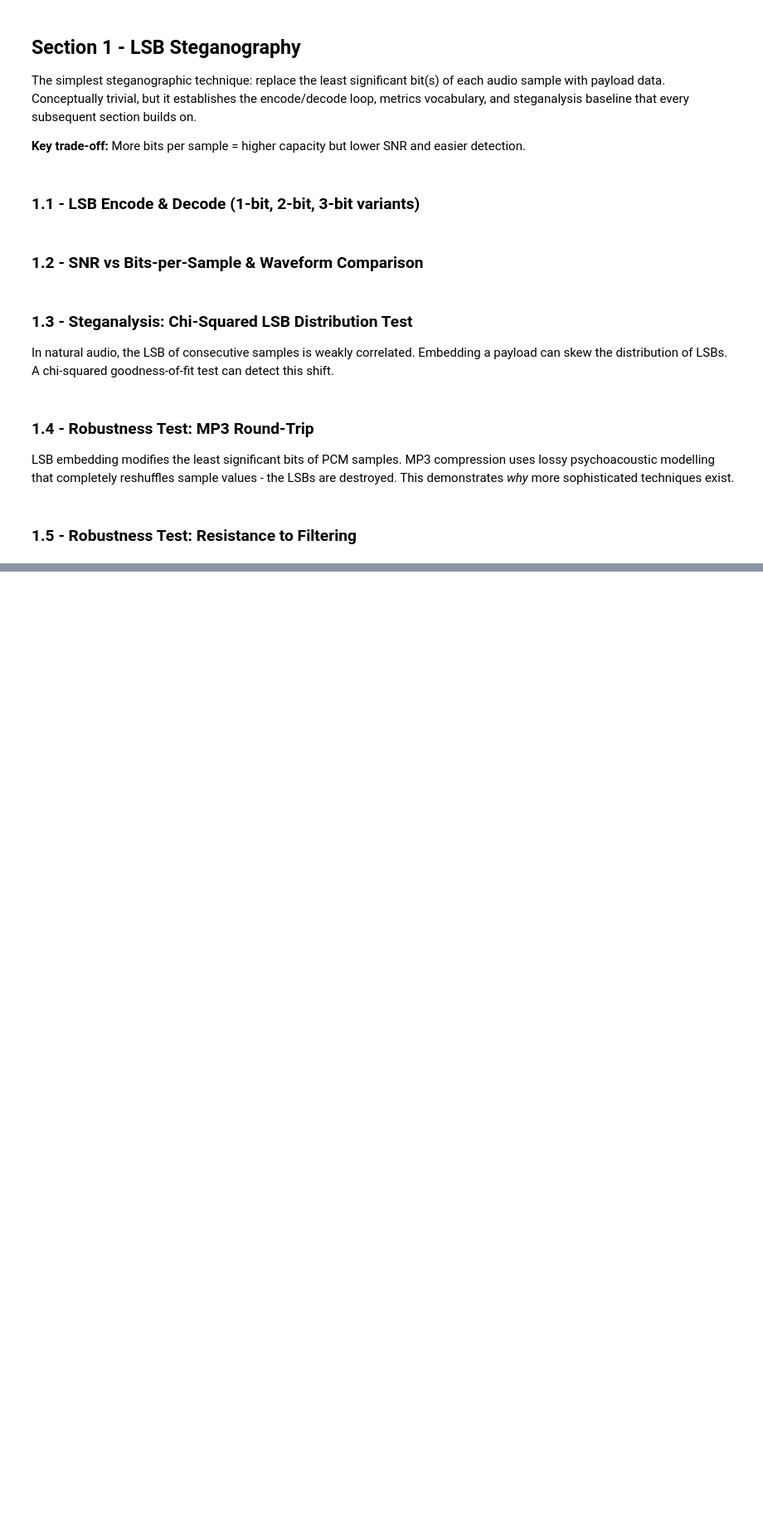
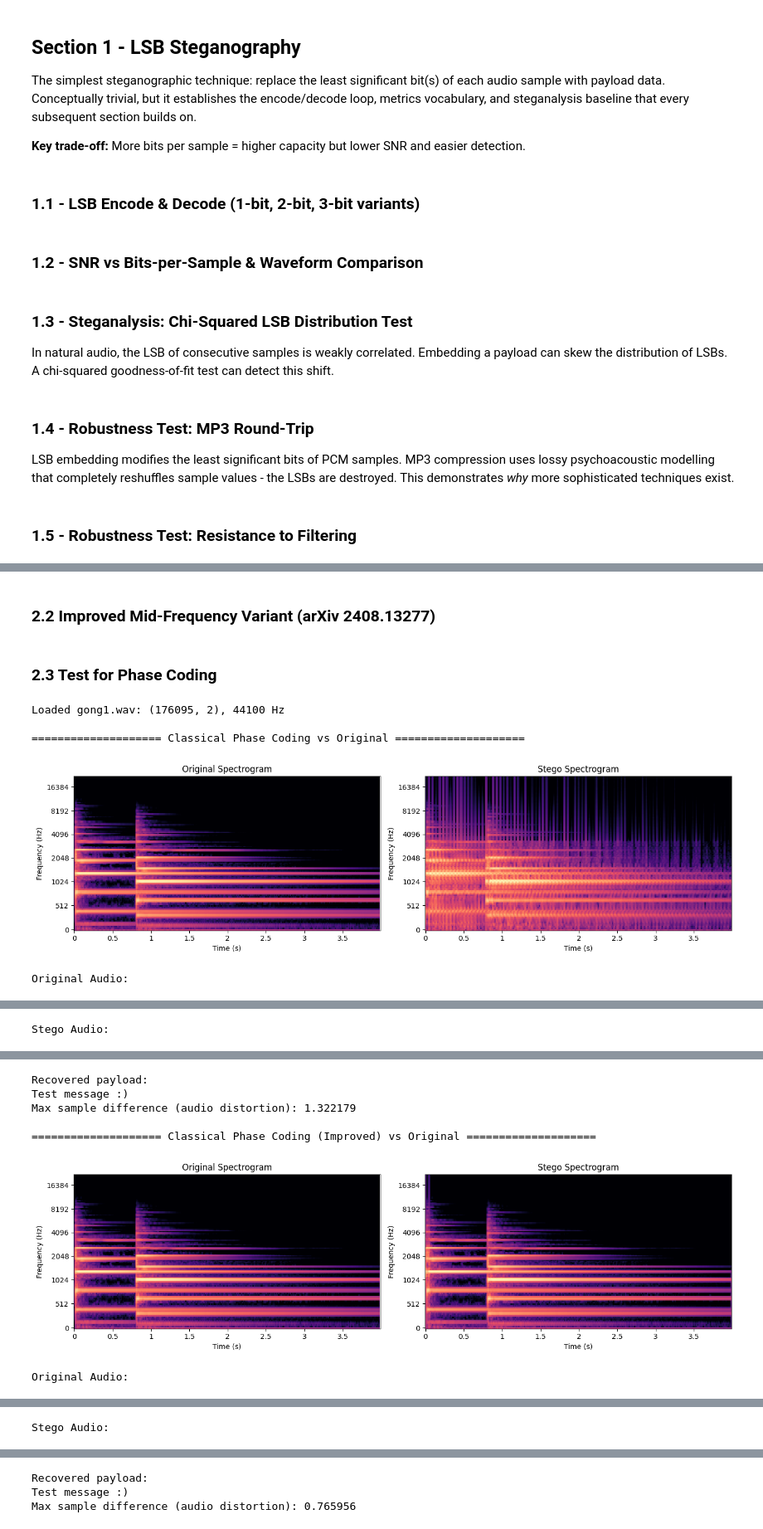
Before and after one commit to Monczak/audio-steganography, a Jupyter notebook: audio-steganography.ipynb, the cells around one changed output, grey strips where cells are left out. Shown at 83% size. Cells and saved outputs as stored; diff of their text form; code cells hidden in the pictures; blank space fills up the shorter version.

```diff
--- a/audio-steganography.ipynb
+++ b/audio-steganography.ipynb
@@ -865,0 +1044,2 @@ except Exception as e:
+# %% [markdown]
+### 2.2 Improved Mid-Frequency Variant (arXiv 2408.13277)
@@ -865,0 +1204,56 @@ except Exception as e:
+# %% [markdown]
+### 2.3 Test for Phase Coding
+# %%
+cover_name = "gong1.wav" # @param {type:"string"}
+
+# --- TEXT PARAMS ---
+payload_text = "Test message :)" # @param {type:"string"}
+payload_bytes = payload_text.encode("utf-8")
+block_size = 2048 # @param {type:"slider", min:512, max:8192, step:512}
+
+# LOAD AUDIO
+audio_data, sample_rate = sf.read(AUDIO_DIR / cover_name)
+print(f"Loaded {cover_name}: {audio_data.shape}, {sample_rate} Hz")
+
+if audio_data.ndim > 1:
+    audio_data = audio_data[:, 0]
+
+# 2.1
+# --- ENCODING ---
+stego_audio = phase_coding_encode(audio_data, payload_bytes, block_size=block_size)
+
+# Compare original vs stego
+display_audio_comparison(audio_data, stego_audio, sample_rate, title=f"Classical Phase Coding vs Original")
+
+# --- DECODING ---
+recovered_bytes = phase_coding_decode(stego_audio, block_size=block_size)
+recovered_text = recovered_bytes.decode("utf-8")
+print("Recovered payload:")
+print(recovered_text)
+
+# --- TEST ---
+diff = np.max(np.abs(audio_data[:len(stego_audio)] - stego_audio))
+print(f"Max sample difference (audio distortion): {diff:.6f}")
+
+# 2.2
+# --- ENCODING ---
+stego_audio = phase_coding_encode2(audio_data, payload_bytes, sample_rate, block_size=block_size)
+
+# Compare original vs stego
+display_audio_comparison(audio_data, stego_audio, sample_rate, title=f"Classical Phase Coding (Improved) vs Original")
+
+# --- DECODING ---
+recovered_bytes = phase_coding_decode2(stego_audio, sample_rate, block_size=block_size)
+recovered_text = recovered_bytes.decode("utf-8")
+print("Recovered payload:")
+print(recovered_text)
+
+# --- TEST ---
+diff = np.max(np.abs(audio_data[:len(stego_audio)] - stego_audio))
+print(f"Max sample difference (audio distortion): {diff:.6f}")
+# %% [output]
+Loaded gong1.wav: (176095, 2), 44100 Hz
+
+==================== Classical Phase Coding vs Original ====================
+[figure, added]
+Original Audio:
@@ -865,0 +1261 @@ except Exception as e:
+Stego Audio:
@@ -865,0 +1263,7 @@ except Exception as e:
+Recovered payload:
+Test message :)
+Max sample difference (audio distortion): 1.322179
+
+==================== Classical Phase Coding (Improved) vs Original ====================
+[figure, added]
+Original Audio:
@@ -865,0 +1271 @@ except Exception as e:
+Stego Audio:
@@ -865,0 +1273,3 @@ except Exception as e:
+Recovered payload:
+Test message :)
+Max sample difference (audio distortion): 0.765956
```
Also changed, not shown: parts of 6 cells of this notebook.
